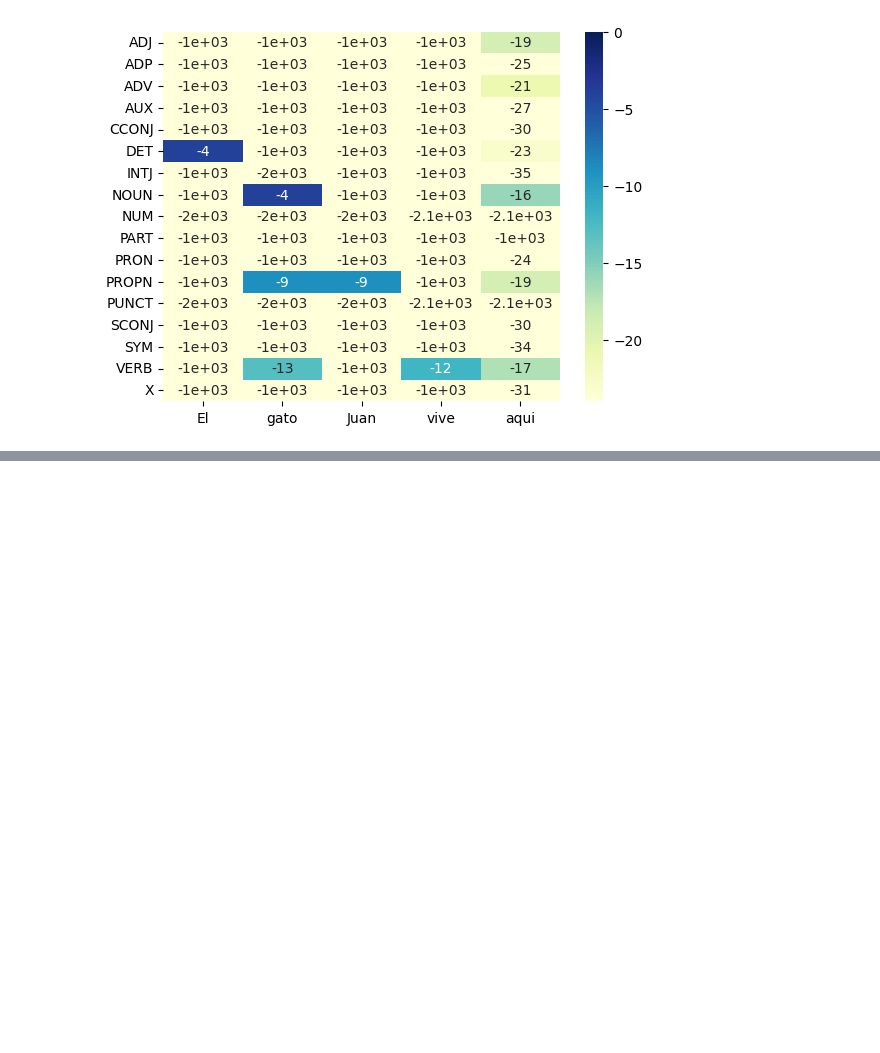
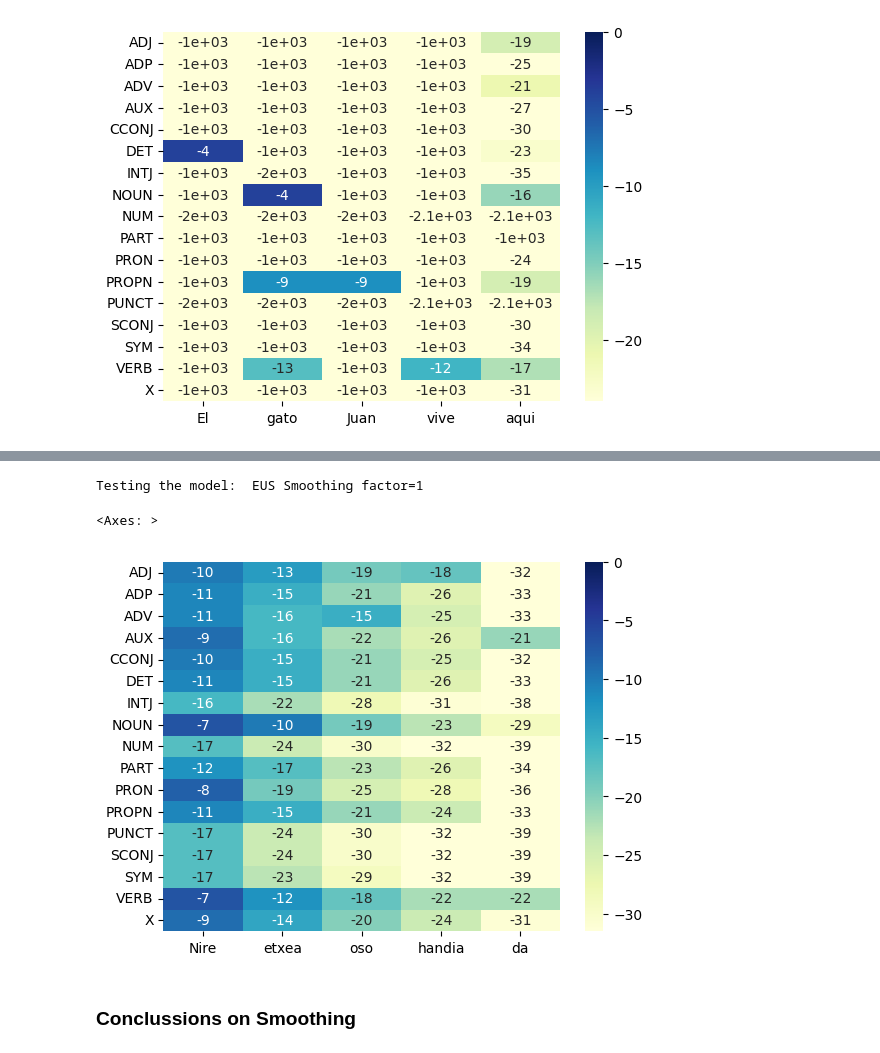
Before and after one commit to ignacioct/SytaxPoSProject, a Jupyter notebook: PoS_tagger.ipynb, the cells around one changed output, grey strips where cells are left out. Saved outputs shown, nothing was run; the diff lists cells and outputs as text; code cells hidden in the pictures; blank space fills up the shorter version.

```diff
--- a/PoS_tagger.ipynb
+++ b/PoS_tagger.ipynb
@@ -119,0 +312,16 @@ Training the model:  ESP
+# %%
+basque_sentence = "Nire etxea oso handia da"
+
+model = basque_models[2]
+print("Testing the model: ", model.name)
+viterbi = model.pos_get_viterbi(basque_sentence)
+max_value = np.max(viterbi[:, -1])
+
+df = pd.DataFrame(viterbi, columns=basque_sentence.split(), index=model.tags)
+sns.heatmap(df, annot=True, cmap="YlGnBu", vmin=max_value*1.5, vmax=0)
+# %% [output]
+Testing the model:  EUS Smoothing factor=1
+<Axes: >
+[figure, added]
+# %% [markdown]
+### Conclussions on Smoothing
```
Also changed, not shown: parts of 18 cells of this notebook, 1 other file.
